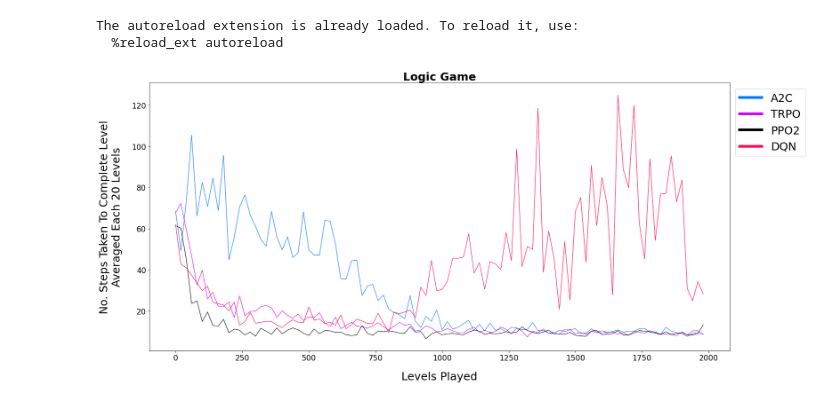
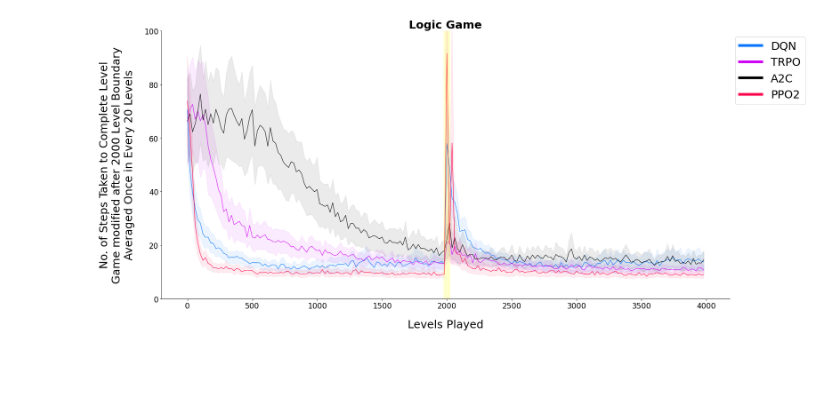
Before and after one commit to Ethical-Intelligence-Lab/probabilisticSelf, a Jupyter notebook: plotting/plotter_curves.ipynb, the cells around one changed output. Drawn from its saved outputs; the diff is of its cells as text; code cells hidden in the pictures; blank space fills up the shorter version.

```diff
--- a/plotting/plotter_curves.ipynb
+++ b/plotting/plotter_curves.ipynb
@@ -31,7 +31,7 @@ game_titles = {
     "logic_game_final": "Logic Game",
     "logic_game_0": "Logic Game",
     "logic_game_lrtest": "Logic Game",
-    "logic_extended_game": "Ext Logic",
+    "logic_extended_game": "Logic Game (Modified After 2000 Levels)",
     "change_agent_game": "Switching Embodiments Game",
     "change_agent_game_final": "Switching Embodiments Game",
     "change_agent_game_lrtest": "Switching Embodiments Game (Single Seed)"
@@ -50,9 +50,6 @@ def ts_plotter(self, ax, data1, data2):
 
     out = ax.plot(data1, data2, linewidth=2)
     return out
-# %% [output]
-The autoreload extension is already loaded. To reload it, use:
-  %reload_ext autoreload
 # %%
 def get_performance(game_types, agent_types, batch_size=10, single_seed=False):
     ''' Plot performance for games and agents'''
@@ -261,30 +283,50 @@ def append_stats(dict_normal, dict_ext, game_types, game_types_ext, agent_types)
 
     return appended_data
 # %%
-game_types = [ "contingency_game_shuffled_200"]  #, "change_agent_game", "contingency_game_shuffled"] #"logic_game",
-agent_types = ["human", "self_class", "a2c_training", "trpo_training", "acer_training", "ppo2_training",
+#game_types = ["logic_extended_game"]
+#agent_types = ["human", "self_class", "a2c_training", "trpo_training", "acer_training", "ppo2_training",
+#               "dqn_training", "random"]
+
+"""
+batch_size = 1
+for game in game_types:
+    stats_dict, game_types, agent_types, batch_size = get_performance([game], agent_types,
+                                                                      batch_size, single_seed=False)
+
+    plotter(stats_dict, game_types, agent_types, batch_size, False, last_100=False)
+
+    agent_types = ["self_class", "a2c_training", "trpo_training", "acer_training", "ppo2_training",
+               "dqn_training", "random"]
+    plotter(stats_dict, game_types, agent_types, batch_size, False, last_100=True)
+
+game_types = ["contingency_game_shuffled_100", "contingency_game_shuffled_200"]
+agent_types = ["self_class", "a2c_training", "trpo_training", "acer_training", "ppo2_training",
                "dqn_training", "random"]
 
 batch_size = 20
 
 for game in game_types:
     stats_dict, game_types, agent_types, batch_size = get_performance([game], agent_types,
                                                                       batch_size, single_seed=False)
 
-    plotter(stats_dict, game_types, agent_types, batch_size, False)
+    plotter(stats_dict, game_types, agent_types, batch_size, False, last_100=False)
+
+"""
 
 
 # Get performance stats of extended game
-# game_types_ext = ["logic_extended_game"]
-# agent_types_ext = ["dqn_training", "trpo_training", "a2c_training", "acer_training"]
-# stats_dict_ext, game_types_ext, agent_types_ext, y_lims_ext, batch_size_ext = get_performance(game_types_ext,
-#                                                                                              agent_types_ext,
-#                                                                                              y_lims, batch_size)
+game_types_ext = ["logic_extended_game"]
+agent_types_ext = ["dqn_training", "trpo_training", "a2c_training", "ppo2_training"]
+stats_dict, _, _, _ = get_performance(['logic_game'], agent_types_ext,
+                                                                      batch_size=20, single_seed=False)
+stats_dict_ext, _, agent_types_ext, batch_size_ext = get_performance(
+    ["logic_extended_game"],agent_types_ext, batch_size=20, single_seed=False)
 
-# appended_stats = append_stats(stats_dict, stats_dict_ext, game_types, game_types_ext, agent_types)
-# plotter(appended_stats, game_types, agent_types, y_lims, batch_size, True)
+appended_stats = append_stats(stats_dict, stats_dict_ext, ['logic_game'], ["logic_extended_game"], agent_types_ext)
+
+plotter(appended_stats, ['logic_game'], agent_types_ext, batch_size=20, combined=True)
 # %% [output]
-[figure, old version]
+[figure, new version]
 # %%
 ## ----- Plot the number of steps the player takes before any agent moves from its starting location
 
```
Also changed, not shown: parts of 2 cells of this notebook, 9 other files.
